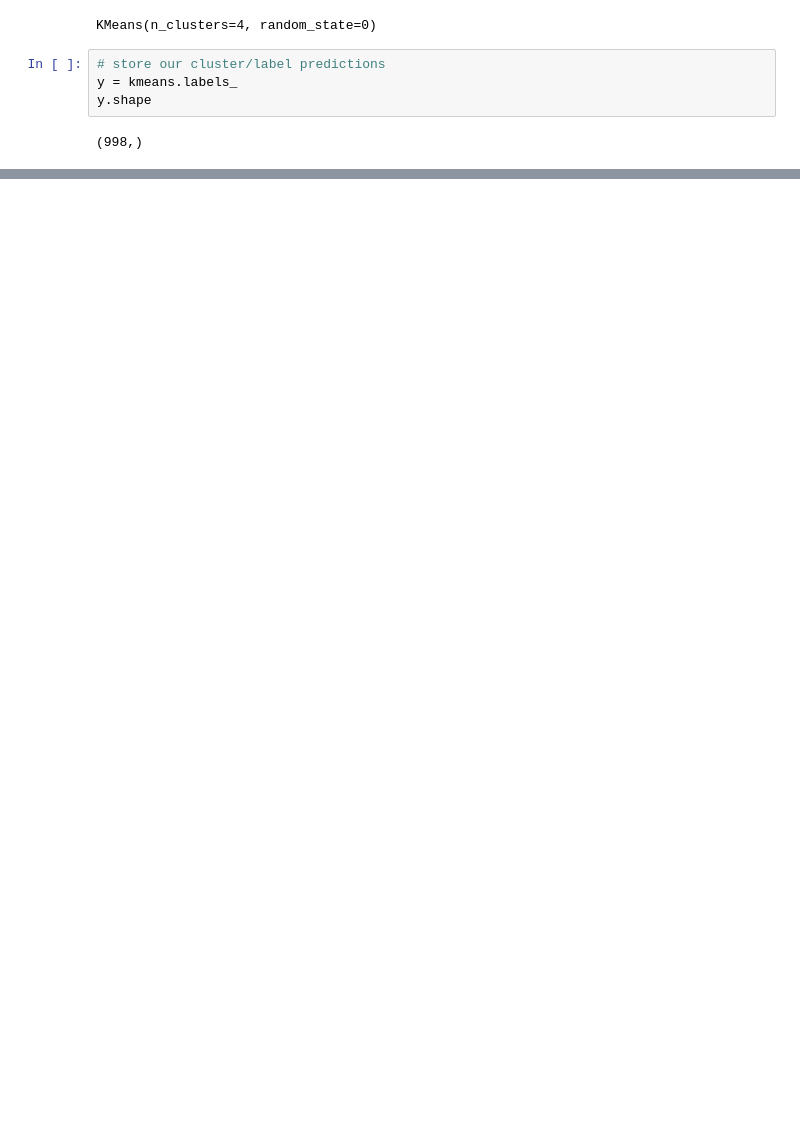
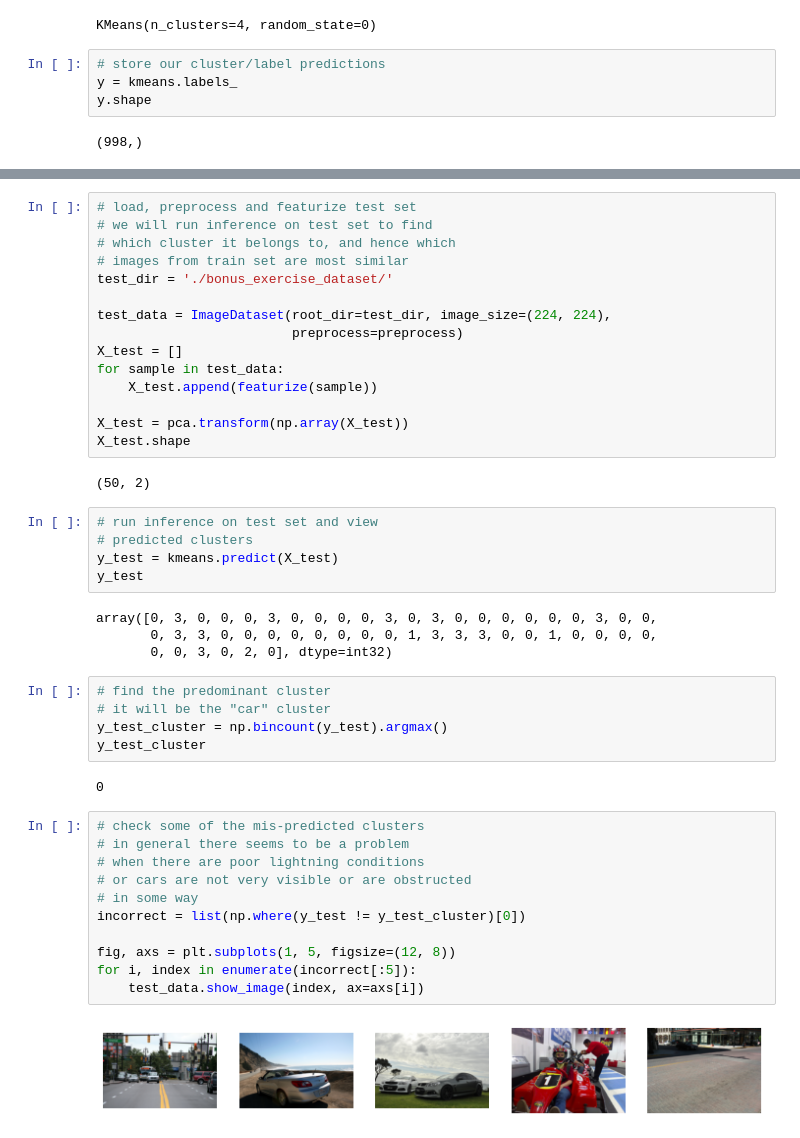
Before and after one commit to acatovic/ImageCluster, a Jupyter notebook: ImageCluster.ipynb, the cells around one changed output, grey strips where cells are left out. Cells and saved outputs as stored; diff of their text form; blank space fills up the shorter version.

```diff
--- a/ImageCluster.ipynb
+++ b/ImageCluster.ipynb
@@ -100,0 +116,46 @@ plt.tight_layout()
+# %%
+# load, preprocess and featurize test set
+# we will run inference on test set to find
+# which cluster it belongs to, and hence which
+# images from train set are most similar
+test_dir = './bonus_exercise_dataset/'
+
+test_data = ImageDataset(root_dir=test_dir, image_size=(224, 224),
+                         preprocess=preprocess)
+X_test = []
+for sample in test_data:
+    X_test.append(featurize(sample))
+
+X_test = pca.transform(np.array(X_test))
+X_test.shape
+# %% [output]
+(50, 2)
+# %%
+# run inference on test set and view
+# predicted clusters
+y_test = kmeans.predict(X_test)
+y_test
+# %% [output]
+array([0, 3, 0, 0, 0, 3, 0, 0, 0, 0, 3, 0, 3, 0, 0, 0, 0, 0, 0, 3, 0, 0,
+       0, 3, 3, 0, 0, 0, 0, 0, 0, 0, 0, 1, 3, 3, 3, 0, 0, 1, 0, 0, 0, 0,
+       0, 0, 3, 0, 2, 0], dtype=int32)
+# %%
+# find the predominant cluster
+# it will be the "car" cluster
+y_test_cluster = np.bincount(y_test).argmax()
+y_test_cluster
+# %% [output]
+0
+# %%
+# check some of the mis-predicted clusters
+# in general there seems to be a problem
+# when there are poor lightning conditions
+# or cars are not very visible or are obstructed
+# in some way
+incorrect = list(np.where(y_test != y_test_cluster)[0])
+
+fig, axs = plt.subplots(1, 5, figsize=(12, 8))
+for i, index in enumerate(incorrect[:5]):
+    test_data.show_image(index, ax=axs[i])
+# %% [output]
+[figure, added]
```
Also changed, not shown: parts of 9 cells of this notebook, 2 other files.
